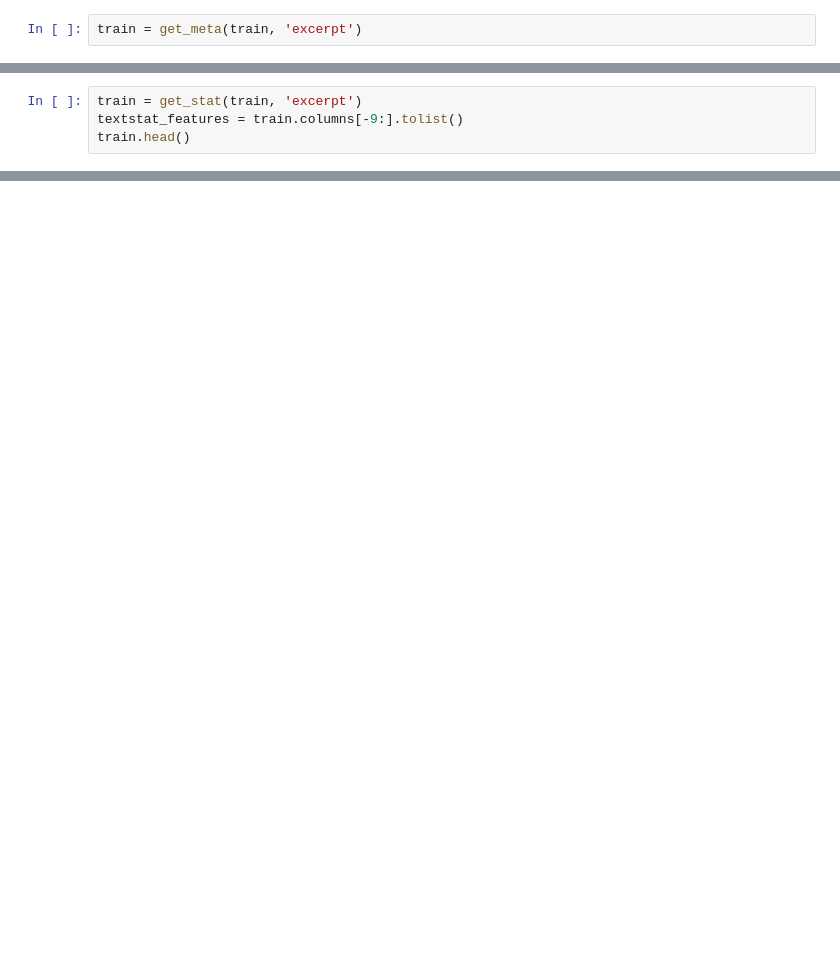
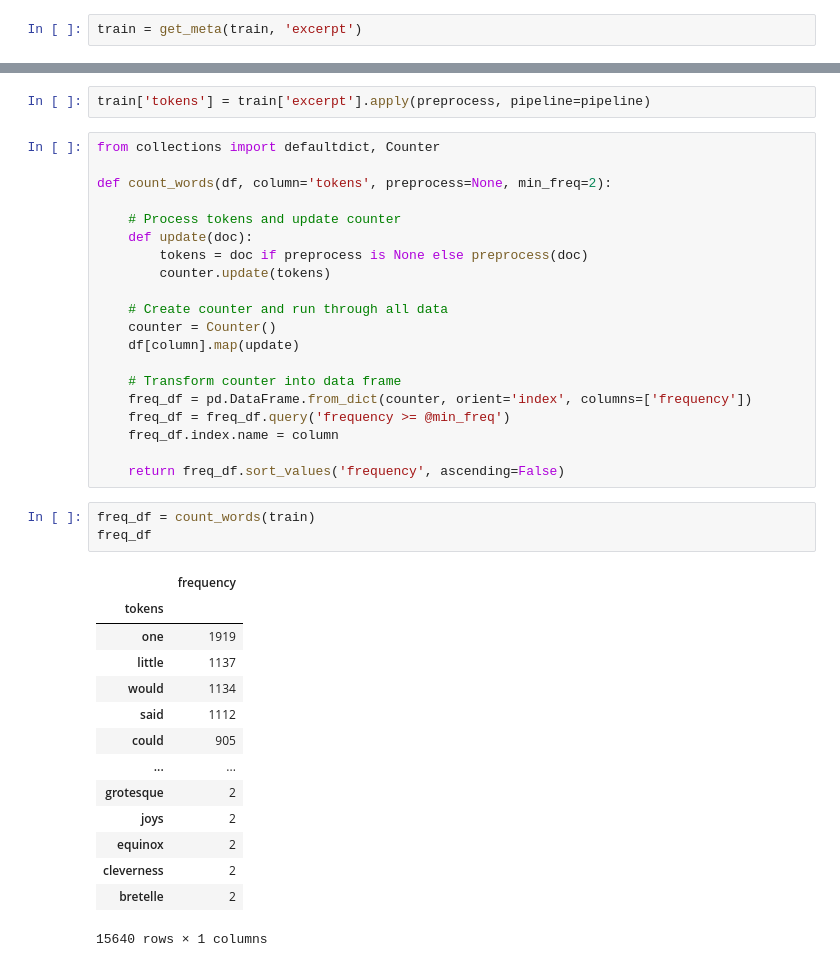
Before and after one commit to Collinjia/NLP-CLRP-Contest, a Jupyter notebook: CommonLit Readability.ipynb, the cells around one changed output, grey strips where cells are left out. Saved outputs shown, nothing was run; the diff lists cells and outputs as text; blank space fills up the shorter version.

```diff
--- a/CommonLit Readability.ipynb
+++ b/CommonLit Readability.ipynb
@@ -153,4 +69,0 @@ def get_stat(df, col):
-# %%
-train = get_stat(train, 'excerpt')
-textstat_features = train.columns[-9:].tolist()
-train.head()
@@ -163,0 +98,40 @@ train.head()
+# %%
+train['tokens'] = train['excerpt'].apply(preprocess, pipeline=pipeline)
+# %%
+from collections import defaultdict, Counter
+
+def count_words(df, column='tokens', preprocess=None, min_freq=2):
+
+    # Process tokens and update counter
+    def update(doc):
+        tokens = doc if preprocess is None else preprocess(doc)
+        counter.update(tokens)
+
+    # Create counter and run through all data
+    counter = Counter()
+    df[column].map(update)
+
+    # Transform counter into data frame
+    freq_df = pd.DataFrame.from_dict(counter, orient='index', columns=['frequency'])
+    freq_df = freq_df.query('frequency >= @min_freq')
+    freq_df.index.name = column
+
+    return freq_df.sort_values('frequency', ascending=False)
+# %%
+freq_df = count_words(train)
+freq_df
+# %% [output]
+|  | frequency |
+| tokens |  |
+| one | 1919 |
+| little | 1137 |
+| would | 1134 |
+| said | 1112 |
+| could | 905 |
+| ... | ... |
+| grotesque | 2 |
+| joys | 2 |
+| equinox | 2 |
+| cleverness | 2 |
+| bretelle | 2 |
+15640 rows × 1 columns
```
Also changed, not shown: parts of 32 cells of this notebook.
